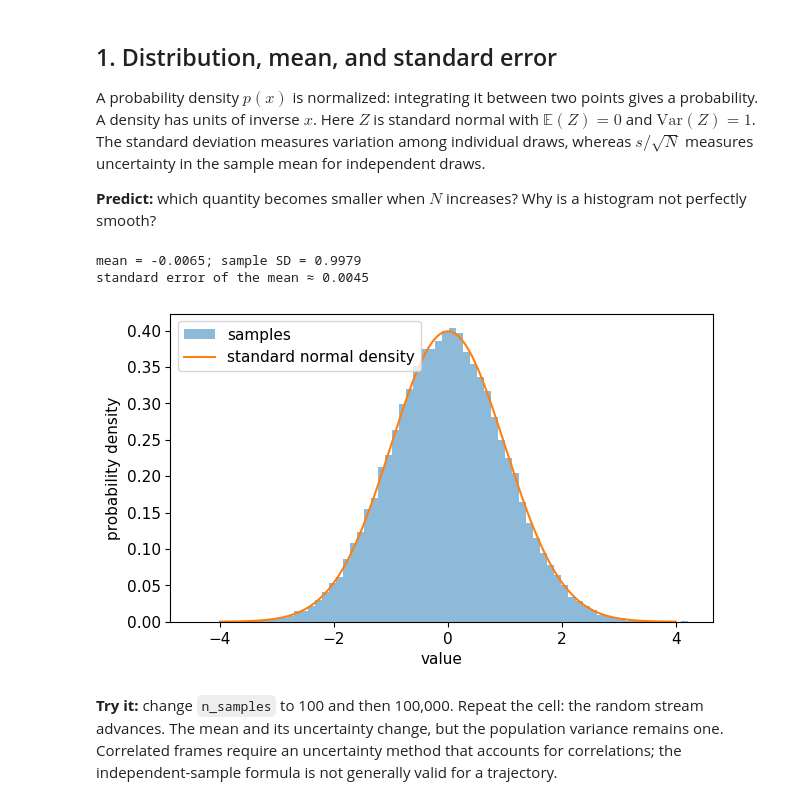
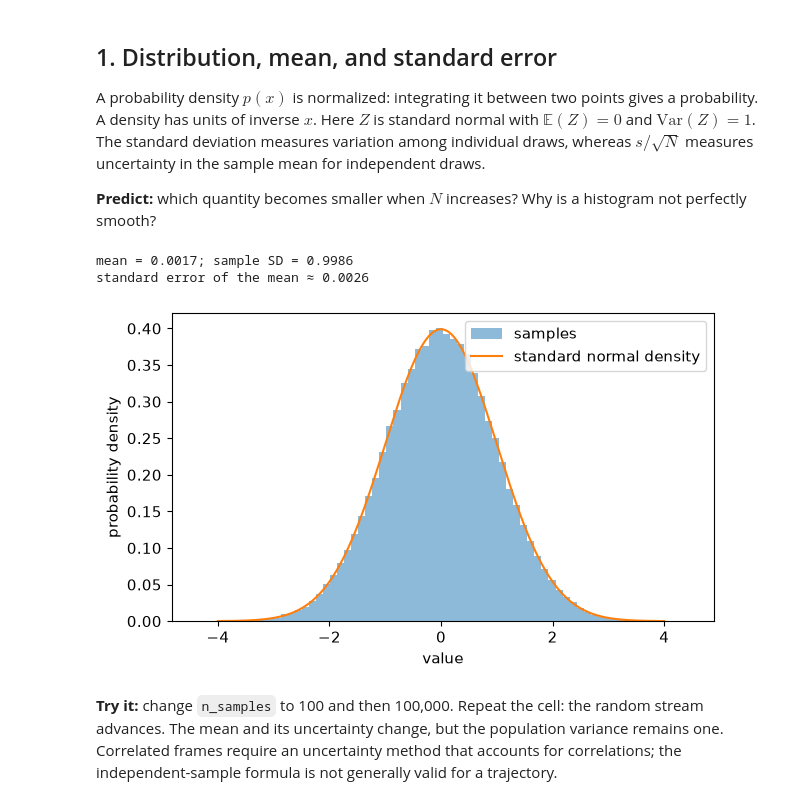
Before and after one commit to giuseppe-stefano-basile/stochastic-kinetics-lesson, a Jupyter notebook: notebooks/00_foundations.ipynb, the cells around one changed output. Cells and saved outputs as stored; diff of their text form; code cells hidden in the pictures.

```diff
--- a/notebooks/00_foundations.ipynb
+++ b/notebooks/00_foundations.ipynb
@@ -25,20 +25,20 @@ A probability density $p(x)$ is normalized: integrating it between two points gi
 
 **Predict:** which quantity becomes smaller when $N$ increases? Why is a histogram not perfectly smooth?
 # %%
-n_samples = 50000 # number of independent draws; histogram bins are set separately
+n_samples = 150000 # number of independent draws; histogram bins are set separately
 samples = rng.normal(loc=0.0, scale=1.0, size=n_samples)
 mean = samples.mean()
 standard_deviation = samples.std(ddof=1)
 standard_error = standard_deviation / np.sqrt(n_samples)
 print(f"mean = {mean:.4f}; sample SD = {standard_deviation:.4f}")
 print(f"standard error of the mean ≈ {standard_error:.4f}")
 xx = np.linspace(-4, 4, 1000)
 plt.hist(samples, bins=70, density=True, alpha=0.5, label="samples")
 plt.plot(xx, norm.pdf(xx), label="standard normal density")
 plt.xlabel("value"); plt.ylabel("probability density"); plt.legend(); plt.show()
 # %% [output]
-mean = -0.0065; sample SD = 0.9979
-standard error of the mean ≈ 0.0045
+mean = 0.0017; sample SD = 0.9986
+standard error of the mean ≈ 0.0026
-[figure, old version]
+[figure, new version]
 # %% [markdown]
 **Try it:** change `n_samples` to 100 and then 100,000. Repeat the cell: the random stream advances. The mean and its uncertainty change, but the population variance remains one. Correlated frames require an uncertainty method that accounts for correlations; the independent-sample formula is not generally valid for a trajectory.
```
Also changed, not shown: parts of 5 cells of this notebook, 2 other files.
